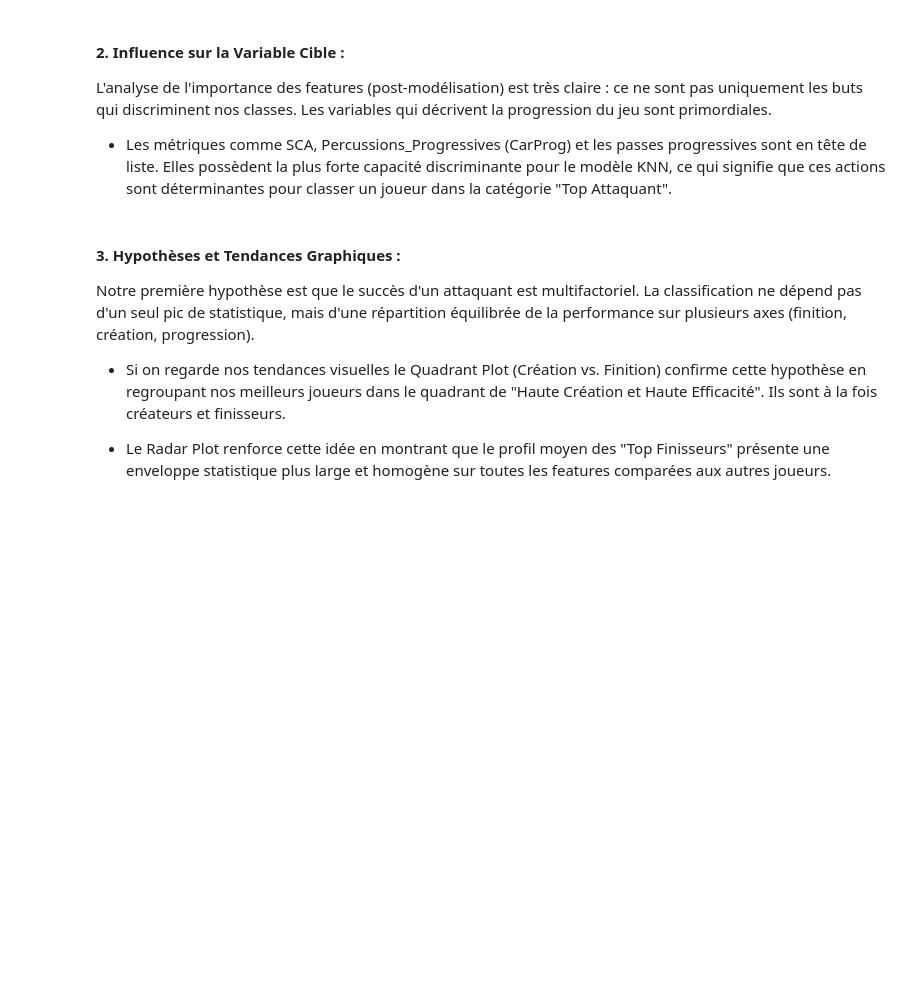
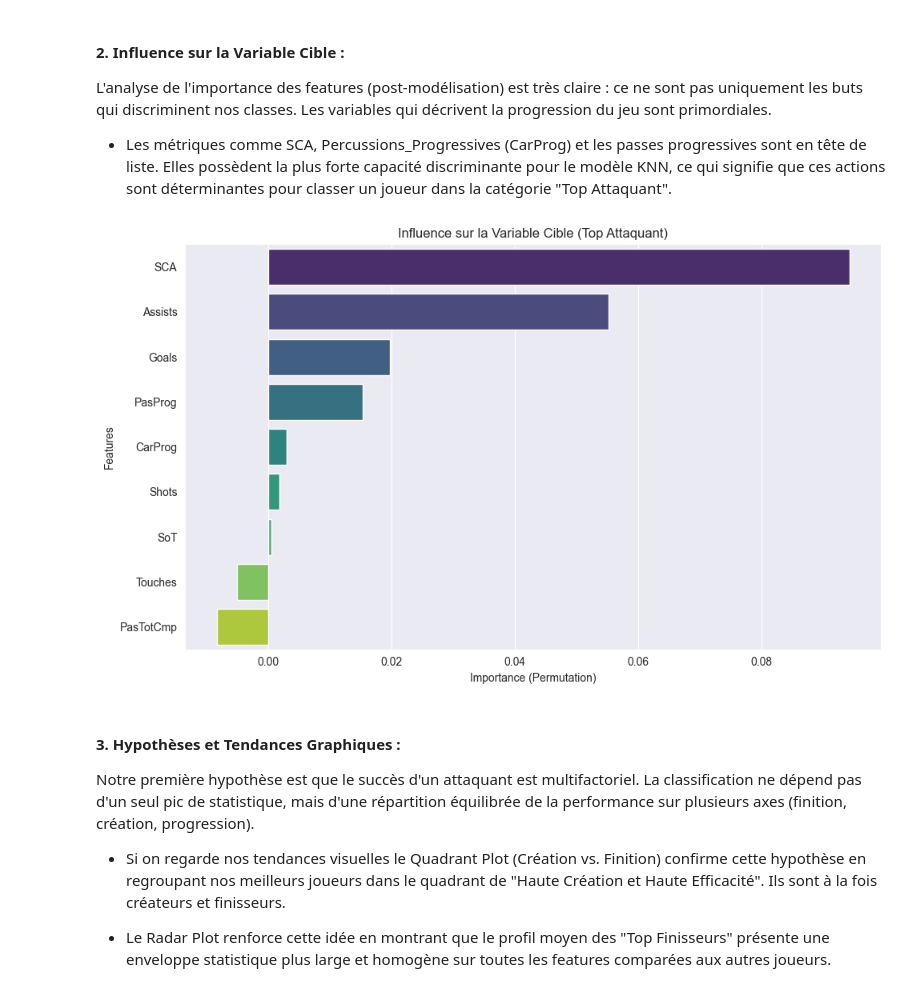
Before and after one commit to Nepsyno/data_analyse_topAttack, a Jupyter notebook: Rapport_Projet.ipynb, the cells around one changed output. Cells and saved outputs as stored; diff of their text form; code cells hidden in the pictures; blank space fills up the shorter version.

```diff
--- a/Rapport_Projet.ipynb
+++ b/Rapport_Projet.ipynb
@@ -294,9 +308,6 @@ print("="*60)
 L'analyse de l'importance des features (post-modélisation) est très claire : ce ne sont pas uniquement les buts qui discriminent nos classes. Les variables qui décrivent la progression du jeu sont primordiales.
 - Les métriques comme SCA, Percussions_Progressives (CarProg) et les passes progressives sont en tête de liste. Elles possèdent la plus forte capacité discriminante pour le modèle KNN, ce qui signifie que ces actions sont déterminantes pour classer un joueur dans la catégorie "Top Attaquant".
 # %%
-df = pd.read_csv('dataset/2022-2023-football-player-stats.csv', sep=';', encoding='latin-1')
-df = df.dropna()
-
 df['TopAttacker'] = ((df['GCA'] > df['GCA'].median()) & (df['SCA'] > df['SCA'].median())).astype(int)
 
 features = ['Goals', 'SCA', 'CarProg', 'PasProg', 'Assists', 'Shots', 'SoT', 'PasTotCmp', 'Touches']
@@ -306,33 +317,35 @@ y = df['TopAttacker']
 X_train, X_test, y_train, y_test = train_test_split(X, y, test_size=0.3, random_state=42)
 
 scaler = StandardScaler()
 X_train_scaled = scaler.fit_transform(X_train)
 X_test_scaled = scaler.transform(X_test)
 
 knn = KNeighborsClassifier(n_neighbors=5)
 knn.fit(X_train_scaled, y_train)
 
 results = permutation_importance(knn, X_test_scaled, y_test, n_repeats=10, random_state=42)
 
 importance_df = pd.DataFrame({
     'Feature': features,
     'Importance': results.importances_mean
 }).sort_values(by='Importance', ascending=False)
 
 plt.figure(figsize=(10, 6))
 sns.barplot(
     x='Importance',
     y='Feature',
     data=importance_df,
     palette='viridis',
     hue='Feature',
     legend=False
 )
 plt.title('Influence sur la Variable Cible (Top Attaquant)')
 plt.xlabel('Importance (Permutation)')
 plt.ylabel('Features')
 plt.tight_layout()
 plt.show()
+# %% [output]
+[figure, added]
 # %% [markdown]
 #### 3. **Hypothèses et Tendances Graphiques :**
 Notre première hypothèse est que le succès d'un attaquant est multifactoriel. La classification ne dépend pas d'un seul pic de statistique, mais d'une répartition équilibrée de la performance sur plusieurs axes (finition, création, progression).
```
Also changed, not shown: parts of 6 cells of this notebook.
